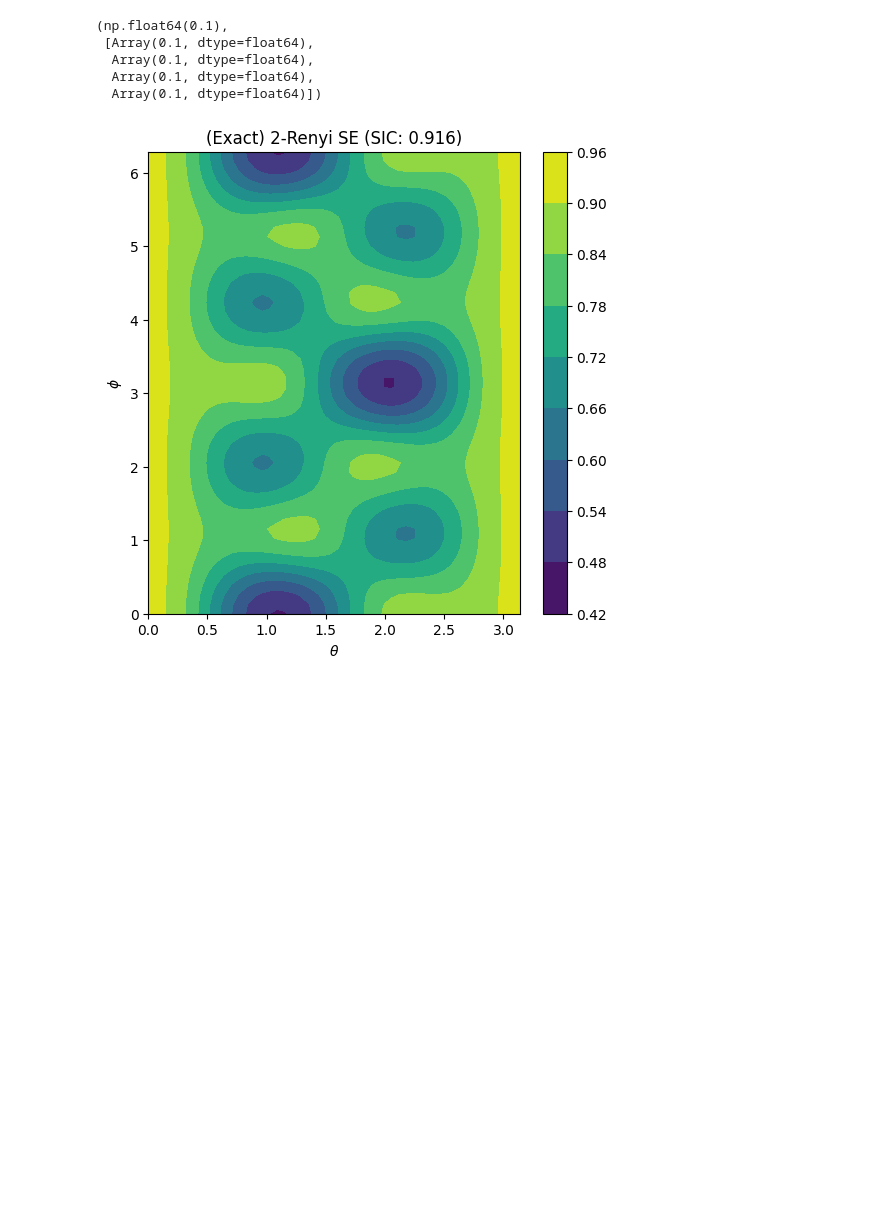
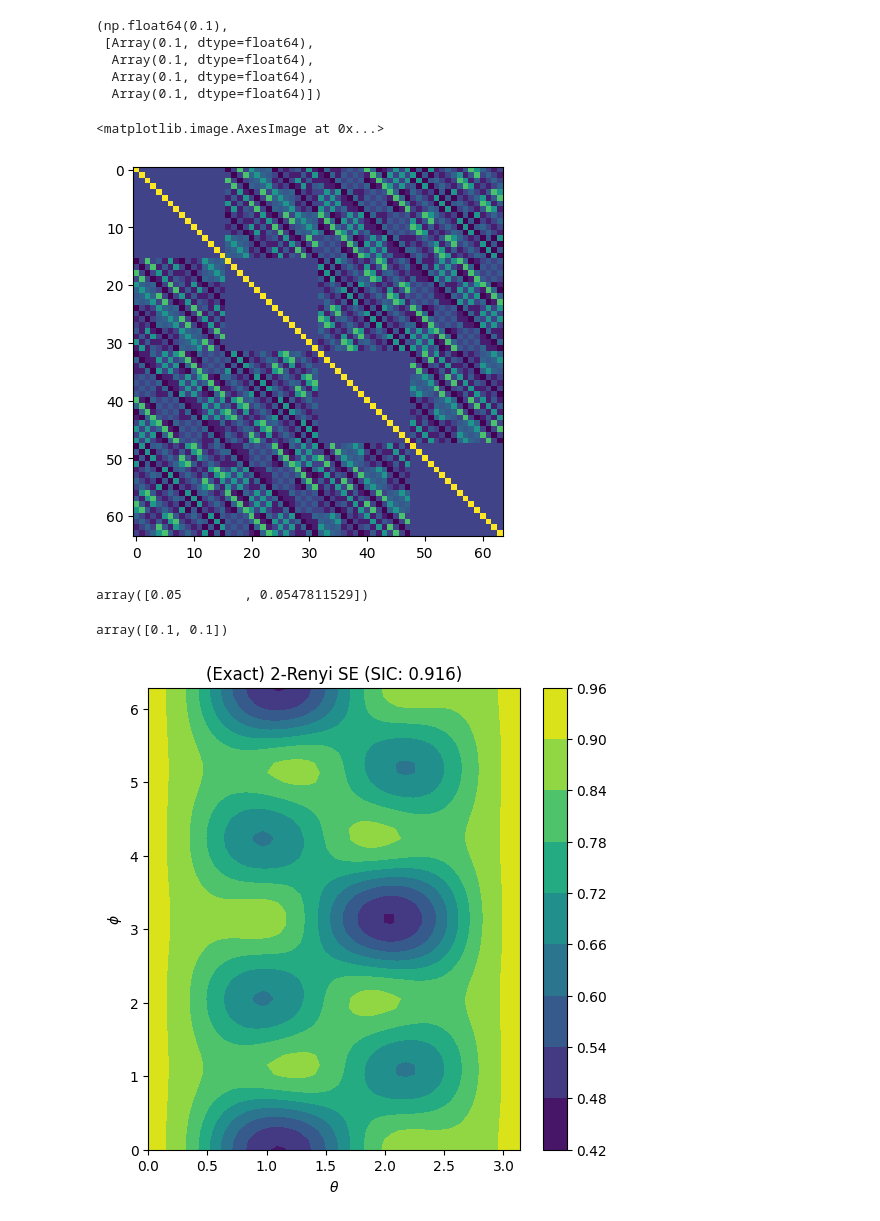
Before and after one commit to heyredhat/cirq_sic, a Jupyter notebook: cirq_sic/notebooks/Geodesic_interpolation/CompoundSICQubit.ipynb, the cells around one changed output. Drawn from its saved outputs; the diff is of its cells as text; code cells hidden in the pictures; blank space fills up the shorter version.

```diff
--- a/cirq_sic/notebooks/Geodesic_interpolation/CompoundSICQubit.ipynb
+++ b/cirq_sic/notebooks/Geodesic_interpolation/CompoundSICQubit.ipynb
@@ -20,6 +43,22 @@ frame_potential_minimum(d, 2), [frame_potential(wh_frame(M[i]), 2) for i in rang
   Array(0.1, dtype=float64),
   Array(0.1, dtype=float64),
   Array(0.1, dtype=float64)])
+# %%
+csic = np.concatenate([wh_frame(M[i]).T for i in range(4)]).T
+G = abs(csic.conj().T @ csic).real**2
+plt.imshow(G)
+# %% [output]
+<matplotlib.image.AxesImage at 0x...>
+[figure, added]
+# %%
+np.set_printoptions(precision=10)
+np.array([frame_potential_minimum(d, 3), frame_potential(csic, 3)])
+# %% [output]
+array([0.05        , 0.0547811529])
+# %%
+np.array([frame_potential_minimum(d, 2), frame_potential(csic, 2)])
+# %% [output]
+array([0.1, 0.1])
 # %%
 N = 50
 thetas = np.linspace(0, np.pi, N)
```
Also changed, not shown: parts of 3 cells of this notebook, 12 other files.
